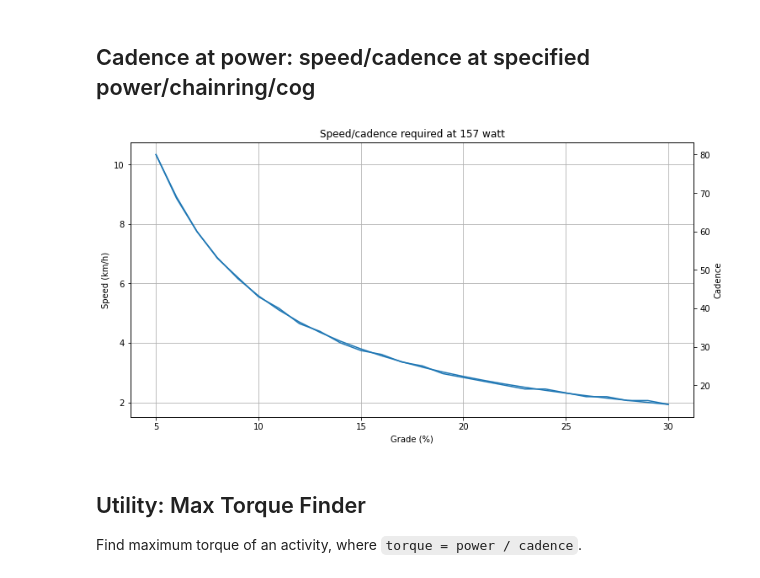
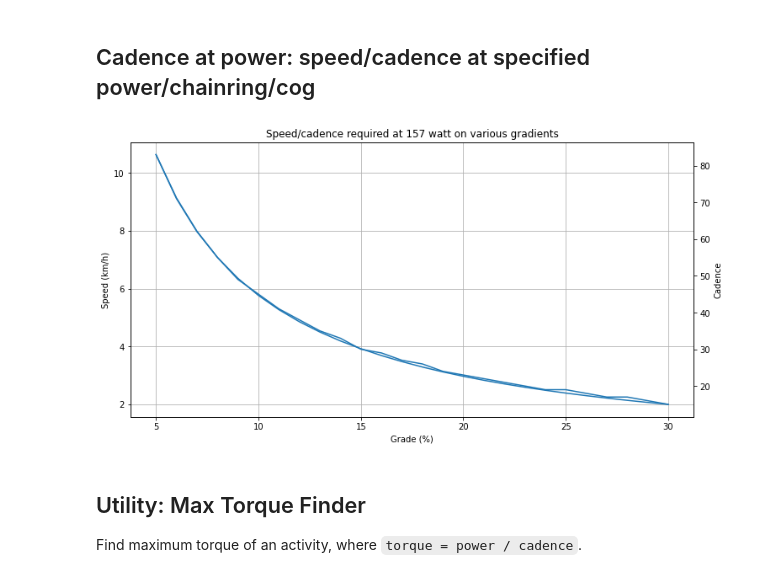
Before and after one commit to bennylp/zwift-training, a Jupyter notebook: Bike Calculator.ipynb, the cells around one changed output. Saved outputs shown, nothing was run; the diff lists cells and outputs as text; code cells hidden in the pictures.

```diff
--- a/Bike Calculator.ipynb
+++ b/Bike Calculator.ipynb
@@ -31,28 +31,31 @@ CASSETTES = {
 # Default values. Change these.
 if True:
     BODY_WEIGHT = 80
-    BIKE_WEIGHT = 13
+    BIKE_WEIGHT = 10
+    FTP = 200
     AVG_POWER = 157
     MAX_POWER = 355
-    MIN_SPEED = 5
-    MIN_CADENCE = 42
-    MAX_CADENCE = 100
-    CHAINRING = 34
+    MIN_SPEED = 3.5
+    MIN_CADENCE = 34
+    MAX_CADENCE = 110
     TIRE_SIZE = (700,30)
-    CASSETTE = CASSETTES['11-34T']
+    CASSETTE = '11-34T'
+    CHAINRINGS = [46, 30]
 else:
-    BODY_WEIGHT = 63
-    BIKE_WEIGHT = 9
-    AVG_POWER = 187
-    MAX_POWER = 400
-    MIN_SPEED = 5
-    MIN_CADENCE = 40
+    BODY_WEIGHT = 82
+    BIKE_WEIGHT = 10
+    FTP = 200
+    AVG_POWER = 144
+    MAX_POWER = 355
+    MIN_SPEED = 3.5
+    MIN_CADENCE = 34
     MAX_CADENCE = 110
-    CHAINRING = 34
     TIRE_SIZE = (700,28)
-    CASSETTE = CASSETTES['11-28T']
+    CASSETTE = '11-34T'
+    CHAINRINGS = [50, 34]
 
-MAX_TORQUE = MAX_POWER / MIN_CADENCE
+CHAINRING = CHAINRINGS[1]
+MAX_TORQUE = 9
 
 # table: https://www.cateye.com/data/resources/Tire_size_chart_ENG_151106.pdf
 wheel_circumferes_mm = {
@@ -331,30 +334,30 @@ power_at_speed(5.5)
 # %%
 def cadence_at_power(power, chainring, cog, tire_size=(700,30)):
     grades = pd.Series(np.arange(5,31))
     speeds = grades.apply(lambda grade: calculate_speed(1000, 1000*grade/100, power,
                                                         BODY_WEIGHT, BIKE_WEIGHT))
     cadences = speeds.apply(lambda s: cadence_at_speed(s, chainring, cog, tire_size))
 
     df = pd.DataFrame({'grade': grades, 'speed': speeds, 'cadence': cadences}).set_index('grade')
 
     fig = plt.figure(figsize=(12,6))
 
     ax = df['speed'].plot()
-    ax.set_title(f'Speed/cadence required at {power} watt')
+    ax.set_title(f'Speed/cadence required at {power} watt on various gradients')
     ax.set_xlabel('Grade (%)')
     ax.set_ylabel('Speed (km/h)')
     ax.grid()
 
     ax2 = ax.twinx()
     df['cadence'].plot(ax=ax2)
     ax2.set_ylabel('Cadence')
 
     plt.show()
 
 # Test
 cadence_at_power(157, 34, 34, (700,30))
 # %% [output]
-[figure, old version]
+[figure, new version]
 # %% [markdown]
 ## Utility: Max Torque Finder
 
```
Also changed, not shown: parts of 10 cells of this notebook, 3 other files.
